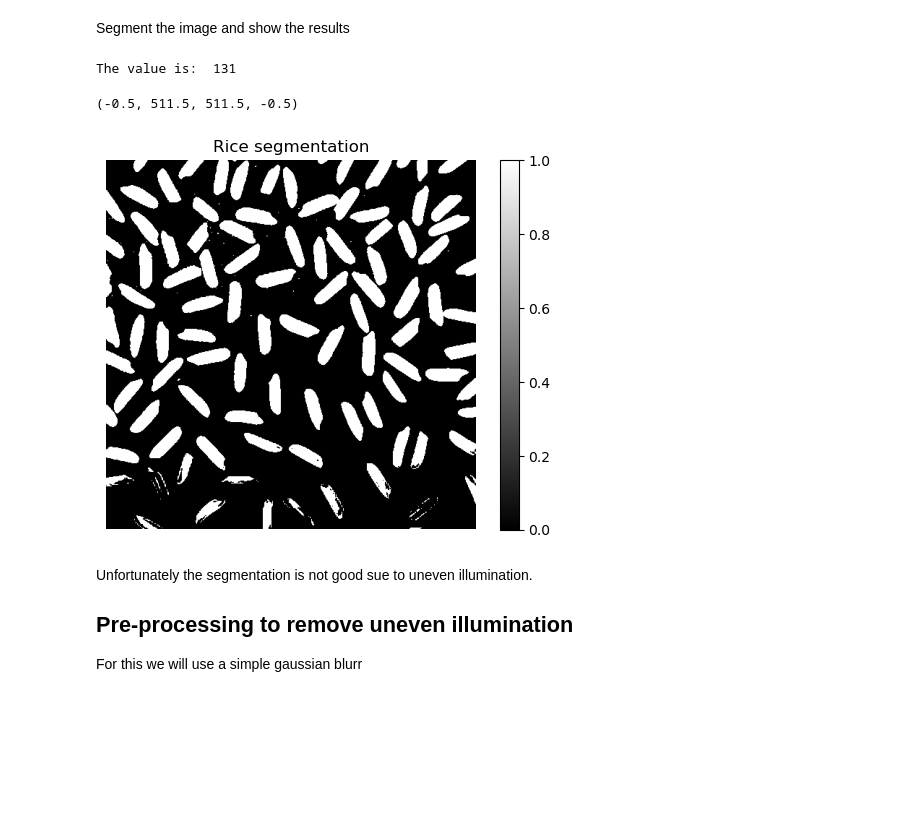
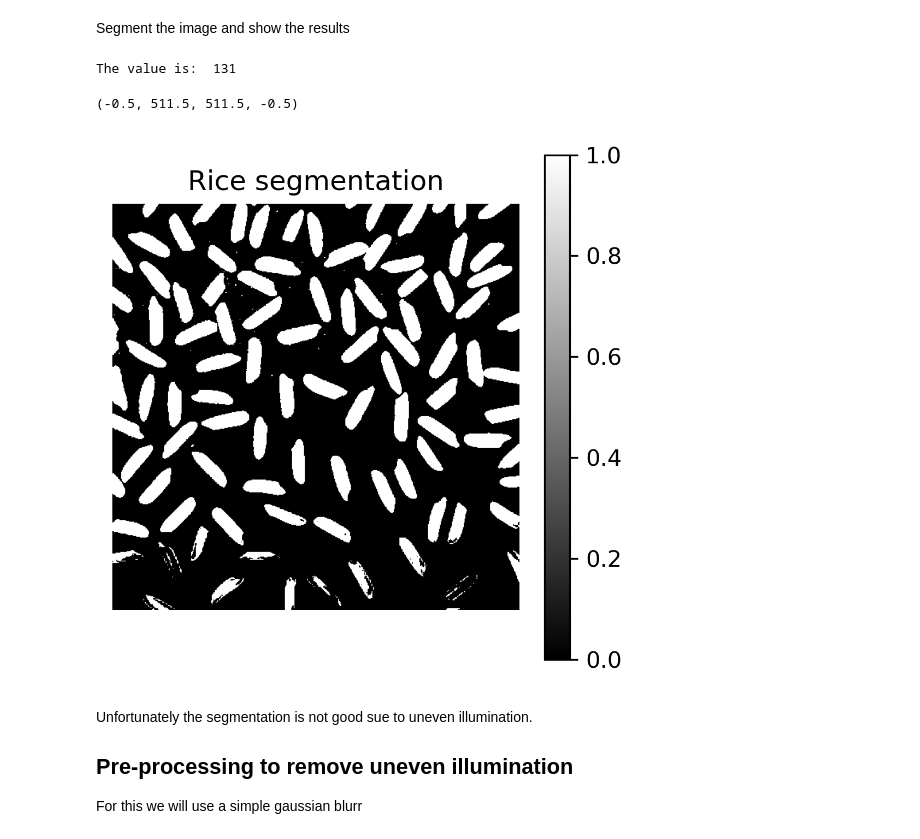
Before and after one commit to CamachoDejay/MyFavouriteBIAStool_NEUBIAS, a Jupyter notebook: Example.ipynb, the cells around one changed output. Drawn from its saved outputs; the diff is of its cells as text; code cells hidden in the pictures; blank space fills up the shorter version.

```diff
--- a/Example.ipynb
+++ b/Example.ipynb
@@ -43,15 +44,16 @@ Segment the image and show the results
 # %%
 th_val = threshold_otsu(img)
 print('The value is: ', th_val)
 bw_otsu = img > th_val
+plt.figure(figsize=(4, 4), dpi=300)
 plt.imshow(bw_otsu, cmap='gray')
 plt.colorbar()
 plt.title('Rice segmentation')
 plt.axis('off')
 # %% [output]
 The value is:  131
 (-0.5, 511.5, 511.5, -0.5)
-[figure, old version]
+[figure, new version]
 # %% [markdown]
 Unfortunately the segmentation is not good sue to uneven illumination.
 ## Pre-processing to remove uneven illumination
```
Also changed, not shown: parts of 7 cells of this notebook.
